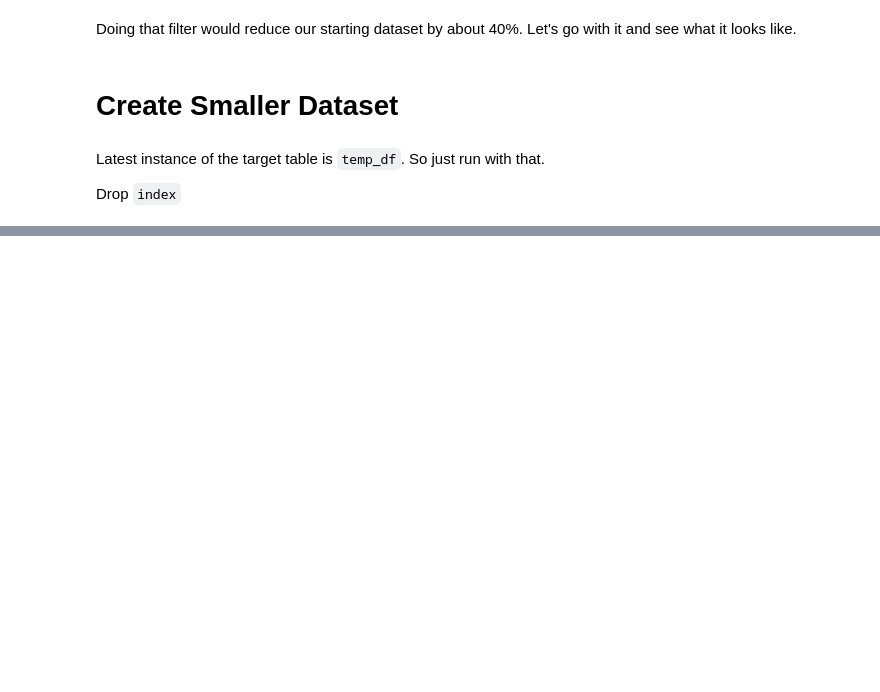
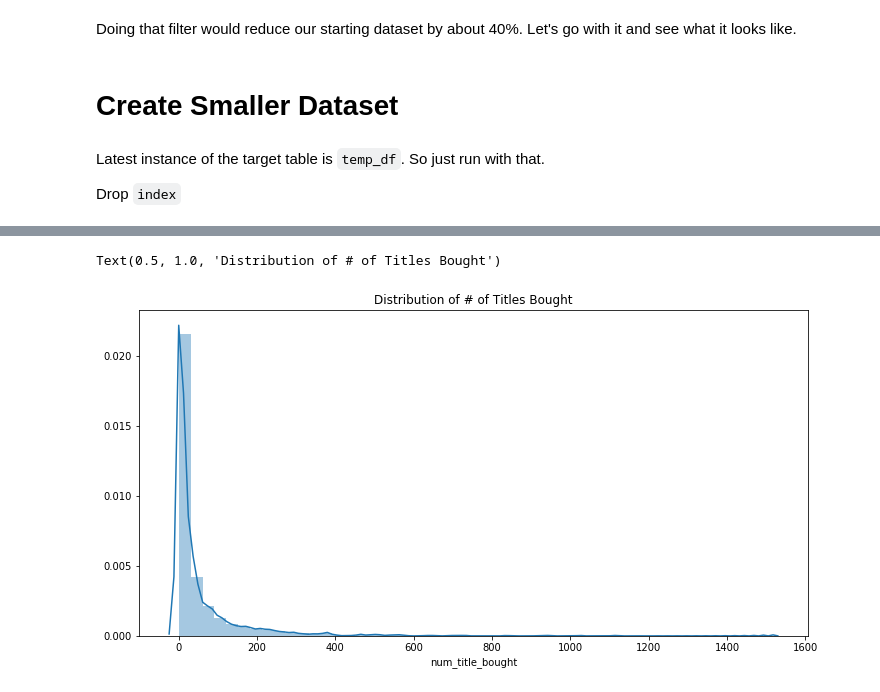
Before and after one commit to werlindo/comics_rx, a Jupyter notebook: comics_rx-2_eda.ipynb, the cells around one changed output, grey strips where cells are left out. Drawn from its saved outputs; the diff is of its cells as text; code cells hidden in the pictures; blank space fills up the shorter version.

```diff
--- a/comics_rx-2_eda.ipynb
+++ b/comics_rx-2_eda.ipynb
@@ -341,0 +430,8 @@ temp_df.to_json('raw_data/trans_filtered.json', orient='records', lines=True)
+# %%
+fig, ax = plt.subplots(figsize=(12,6))
+
+sns.distplot(temp_df.num_title_bought)
+ax.set_title("Distribution of # of Titles Bought")
+# %% [output]
+Text(0.5, 1.0, 'Distribution of # of Titles Bought')
+[figure, added]
```
Also changed, not shown: parts of 41 cells of this notebook, 2 other files.
